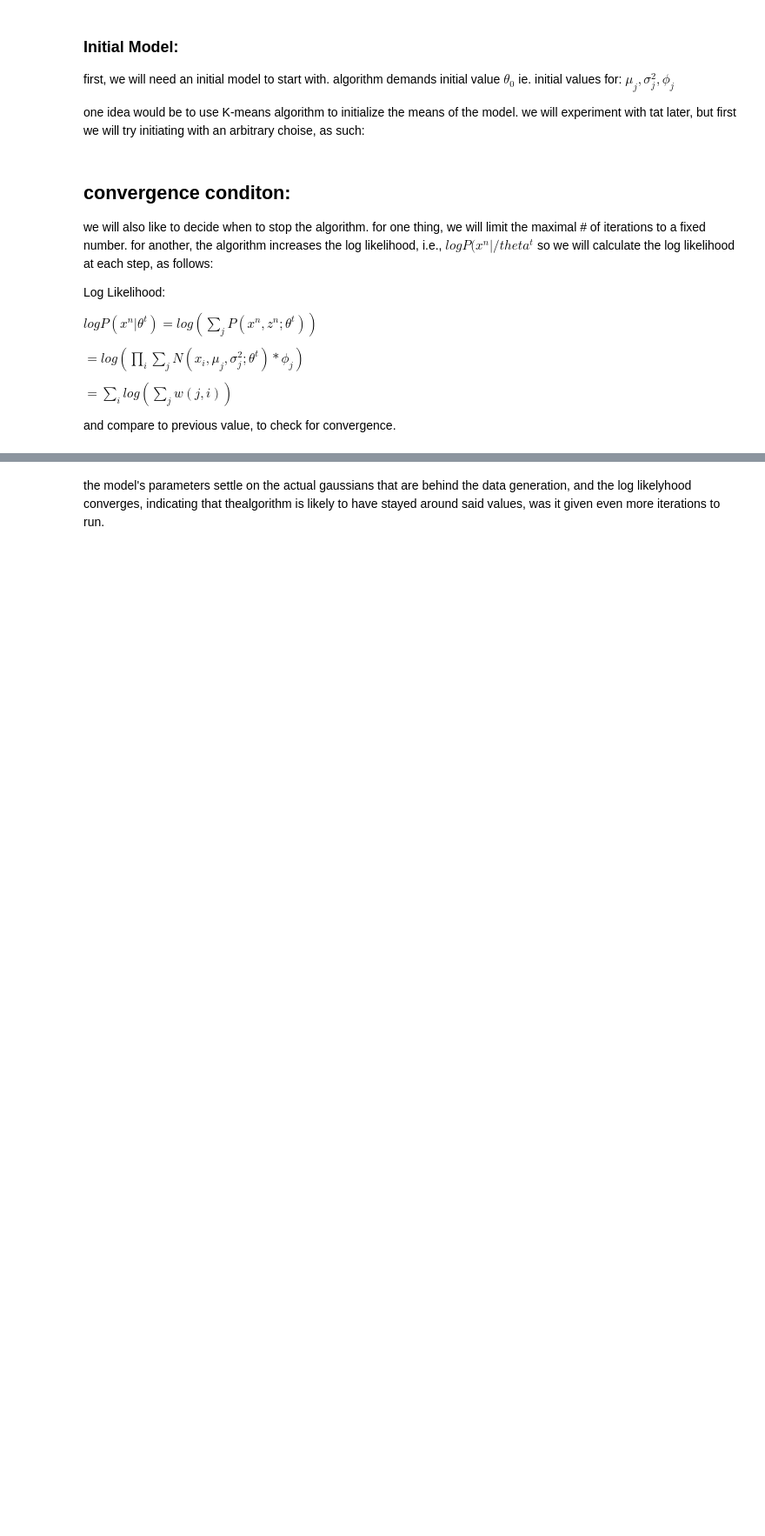
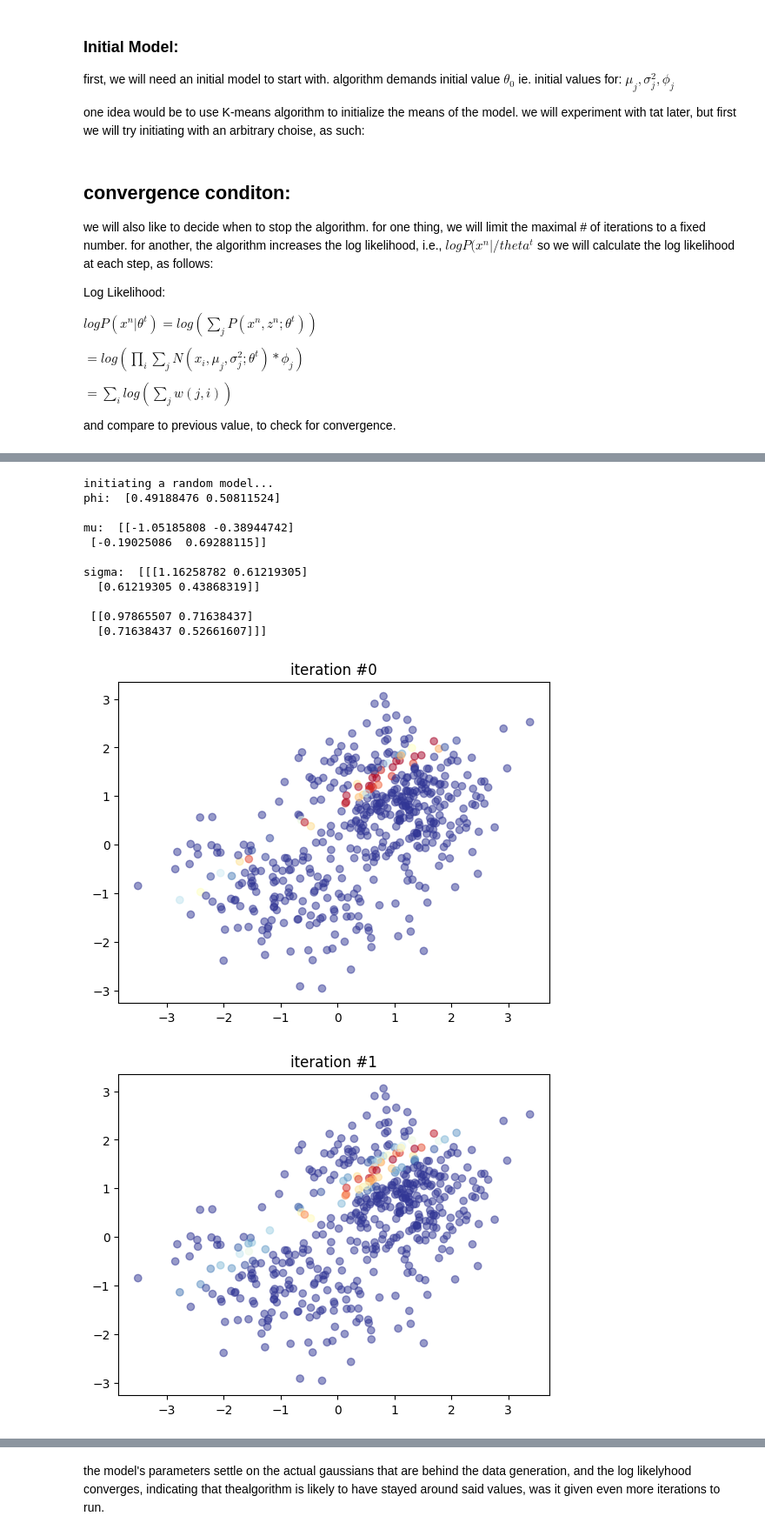
Before and after one commit to nadavo11/MLE_unsupervised_clustering, a Jupyter notebook: EM_Clustering.ipynb, the cells around one changed output, grey strips where cells are left out. Shown at 87% size. Drawn from its saved outputs; the diff is of its cells as text; code cells hidden in the pictures; blank space fills up the shorter version.

```diff
--- a/EM_Clustering.ipynb
+++ b/EM_Clustering.ipynb
@@ -102,13 +74,5 @@ print(data.shape)
 # %% [markdown]
 now we will make a dataset
-# %%
-colors = []
-data = []
-for i in range(N):
-    z = np.random.binomial(1, 0.7)
-    d = {1: (mean_1, cov_1), 2: (mean_2, cov_2)}
-    data.append(generate_normal_datapoint(d[z+1]))
-    colors.append(np.random.uniform(0,1)/4+3*z/4)
 # %% [markdown]
 now, lets plot the data (revealing the source of each data point)
 # %%
@@ -418,0 +408,16 @@ log likelyhood:  31913.987035624352
+# %%
+phi, mu, sigma, lol = MLE(data,initial_model(k,d),case=2)
+# %% [output]
+initiating a random model...
+phi:  [0.49188476 0.50811524]
+
+mu:  [[-1.05185808 -0.38944742]
+ [-0.19025086  0.69288115]]
+
+sigma:  [[[1.16258782 0.61219305]
+  [0.61219305 0.43868319]]
+
+ [[0.97865507 0.71638437]
+  [0.71638437 0.52661607]]]
+[figure, added]
+[figure, added]
```
Also changed, not shown: parts of 28 cells of this notebook.
